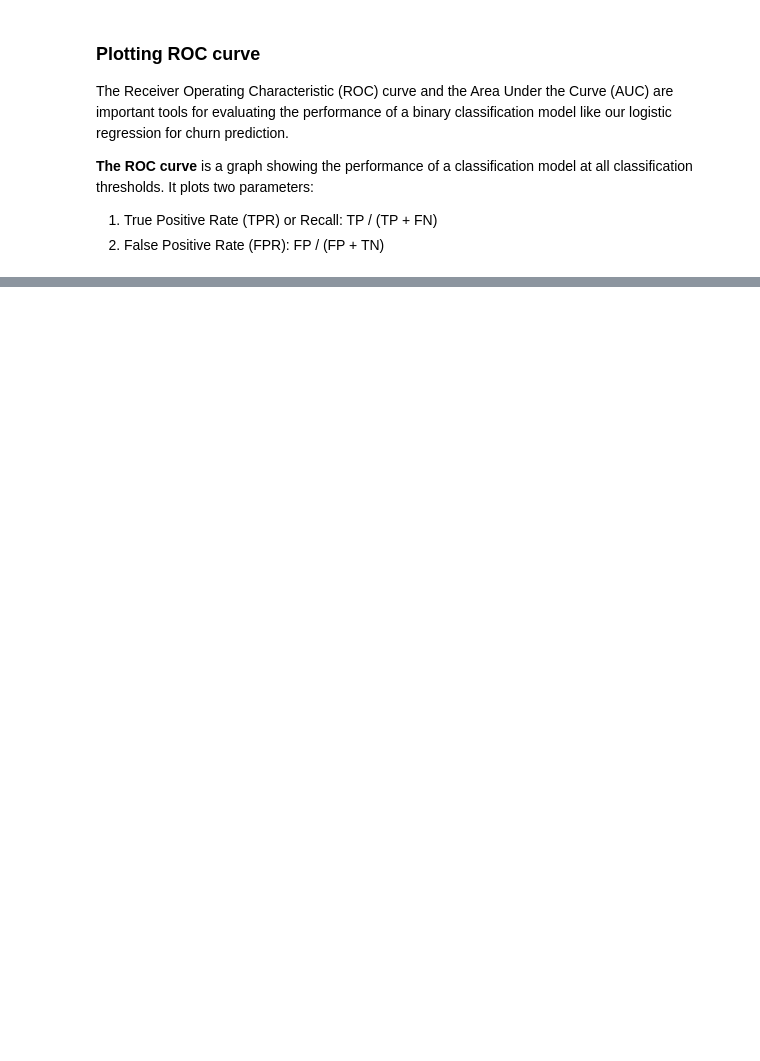
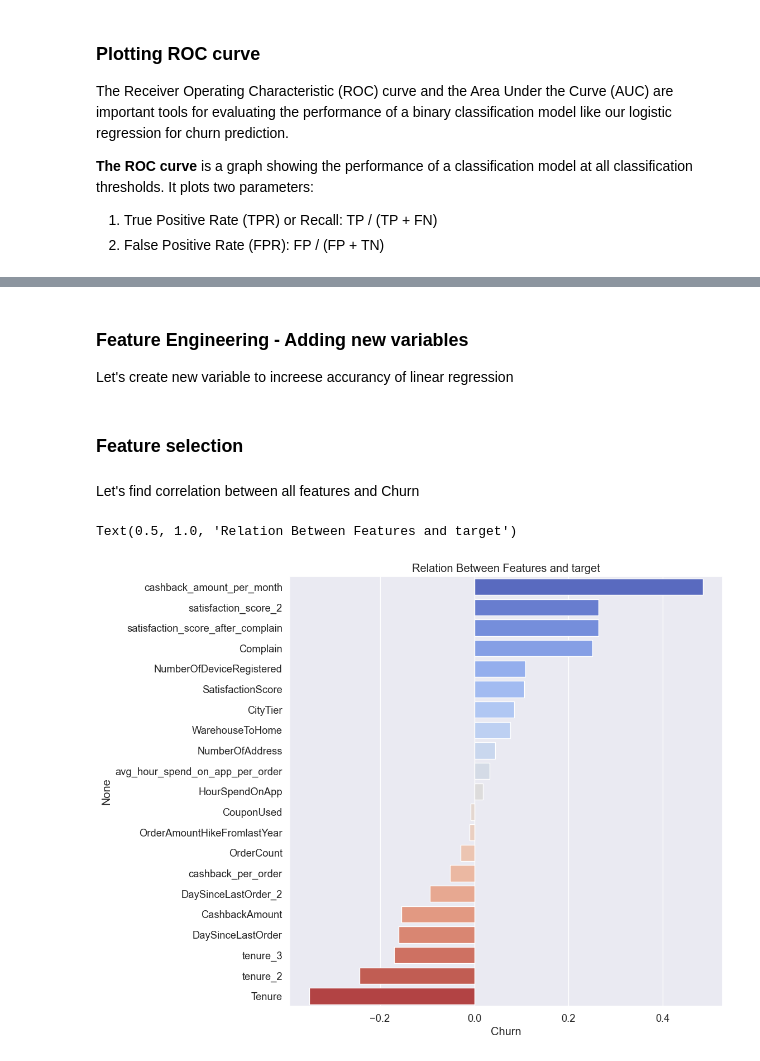
Before and after one commit to maria-snarava/portfolio-ml, a Jupyter notebook: CustomerChurnPrediction.ipynb, the cells around one changed output, grey strips where cells are left out. Drawn from its saved outputs; the diff is of its cells as text; code cells hidden in the pictures; blank space fills up the shorter version.

```diff
--- a/CustomerChurnPrediction.ipynb
+++ b/CustomerChurnPrediction.ipynb
@@ -499,0 +341,5 @@ plt.show()
+# %% [markdown]
+
+### Feature Engineering - Adding new variables
+
+Let's create new variable to increese accurancy of linear regression
@@ -499,0 +355,17 @@ plt.show()
+# %% [markdown]
+### Feature selection
+# %% [markdown]
+Let's find correlation between all features and Churn
+# %%
+import matplotlib.pyplot as plt
+import seaborn as sns
+
+corr_matrix = df.select_dtypes(["int64", "float64"]).corr()
+churn_corr_vector = corr_matrix['Churn'].sort_values(ascending = False)
+churn_corr_vector = churn_corr_vector[1:]
+plt.figure(figsize = (10,10))
+sns.barplot(x = churn_corr_vector, y = churn_corr_vector.index, hue = churn_corr_vector.index, palette = 'coolwarm', legend=False)
+plt.title('Relation Between Features and target')
+# %% [output]
+Text(0.5, 1.0, 'Relation Between Features and target')
+[figure, added]
```
Also changed, not shown: parts of 62 cells of this notebook.
